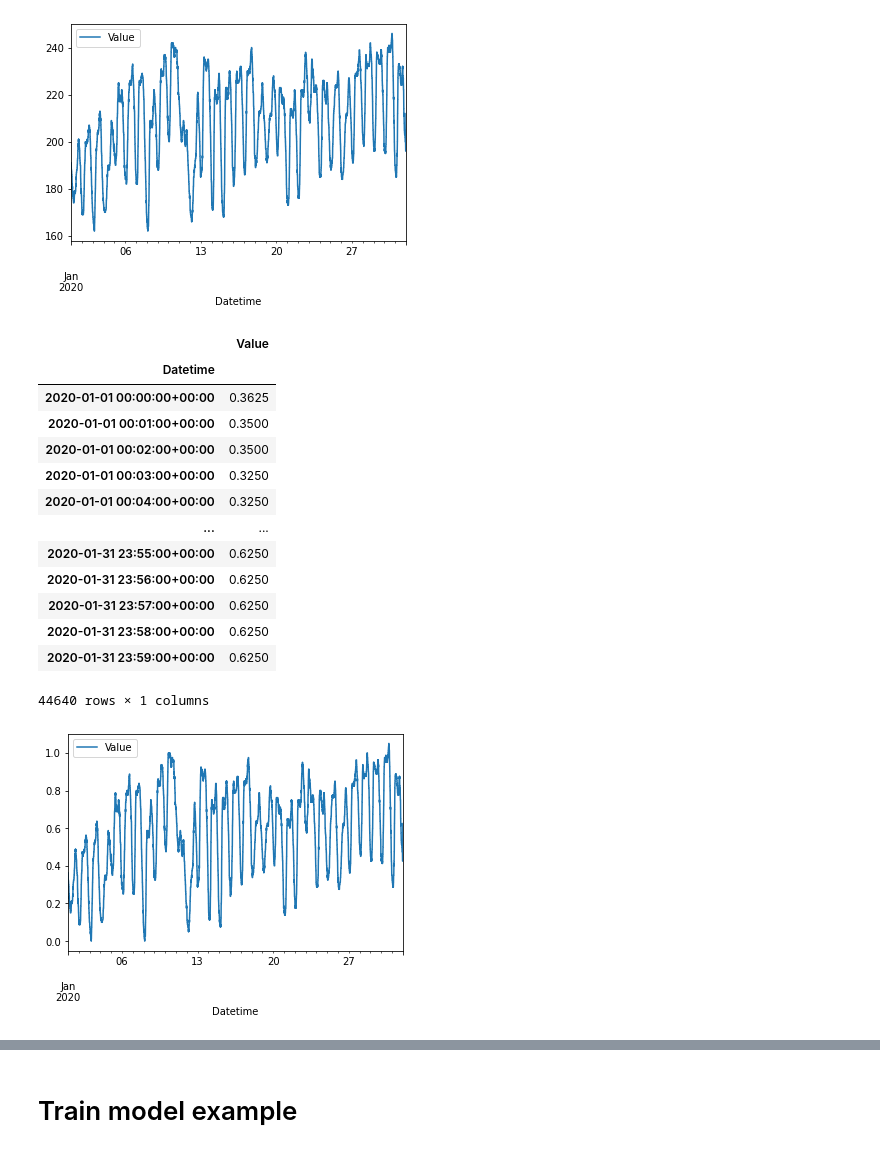
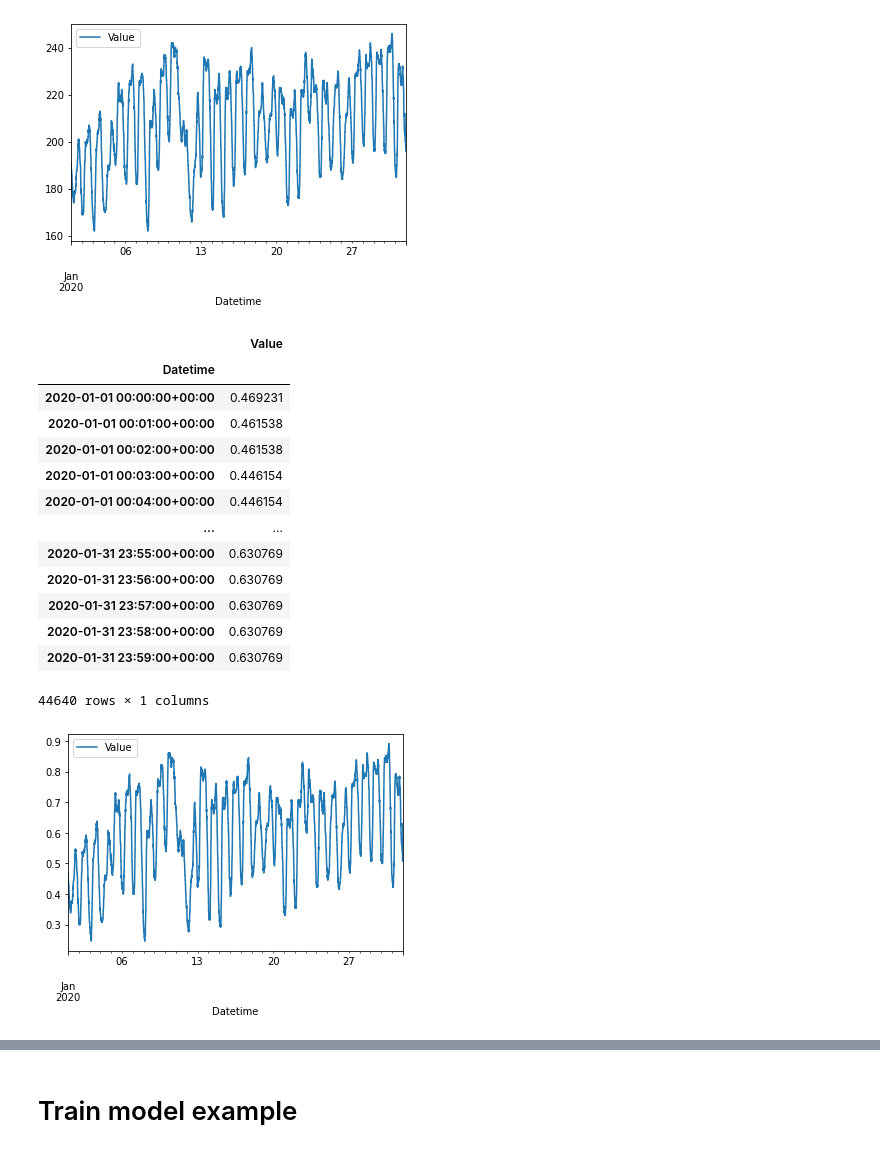
Before and after one commit to carranza96/kinetic-energy-forecasting, a Jupyter notebook: experiments/playground.ipynb, the cells around one changed output, grey strips where cells are left out. Saved outputs shown, nothing was run; the diff lists cells and outputs as text; code cells hidden in the pictures.

```diff
--- a/experiments/playground.ipynb
+++ b/experiments/playground.ipynb
@@ -17,5 +7,13 @@ SCALER = 'MinMax'
 # %% [markdown]
 # Preprocessing data
+# %%
+FREQ = '1min'
+TEST_LAG = 15
+TRAIN_LAG = 15
+N_DAYS_TEST = 10
+PAST_HISTORY = 384
+FORCASTING_HORIZON = 96
+SCALER = MinMaxScaler().fit([[130.0], [260.0]])
 # %%
 df = data.read_dataframe('../data/2020-01-KE.csv')
 end_date = df.index.max()
@@ -56,23 +54,23 @@ df
 44640 rows × 1 columns
 [figure]
 # %%
-df, scaler = data.scale_features(df, scaler=SCALER, n_days_test=N_DAYS_TEST)
+df, scaler = data.scale_features(df, scaler=SCALER, n_days_test=N_DAYS_TEST, fit_scaler=False)
 df.plot()
 df
 # %% [output]
 |  | Value |
 | Datetime |  |
-| 2020-01-01 00:00:00+00:00 | 0.3625 |
-| 2020-01-01 00:01:00+00:00 | 0.3500 |
-| 2020-01-01 00:02:00+00:00 | 0.3500 |
-| 2020-01-01 00:03:00+00:00 | 0.3250 |
-| 2020-01-01 00:04:00+00:00 | 0.3250 |
+| 2020-01-01 00:00:00+00:00 | 0.469231 |
+| 2020-01-01 00:01:00+00:00 | 0.461538 |
+| 2020-01-01 00:02:00+00:00 | 0.461538 |
+| 2020-01-01 00:03:00+00:00 | 0.446154 |
+| 2020-01-01 00:04:00+00:00 | 0.446154 |
 | ... | ... |
-| 2020-01-31 23:55:00+00:00 | 0.6250 |
-| 2020-01-31 23:56:00+00:00 | 0.6250 |
-| 2020-01-31 23:57:00+00:00 | 0.6250 |
-| 2020-01-31 23:58:00+00:00 | 0.6250 |
-| 2020-01-31 23:59:00+00:00 | 0.6250 |
+| 2020-01-31 23:55:00+00:00 | 0.630769 |
+| 2020-01-31 23:56:00+00:00 | 0.630769 |
+| 2020-01-31 23:57:00+00:00 | 0.630769 |
+| 2020-01-31 23:58:00+00:00 | 0.630769 |
+| 2020-01-31 23:59:00+00:00 | 0.630769 |
 44640 rows × 1 columns
-[figure, old version]
+[figure, new version]
 # %%
```
Also changed, not shown: parts of 9 cells of this notebook.
